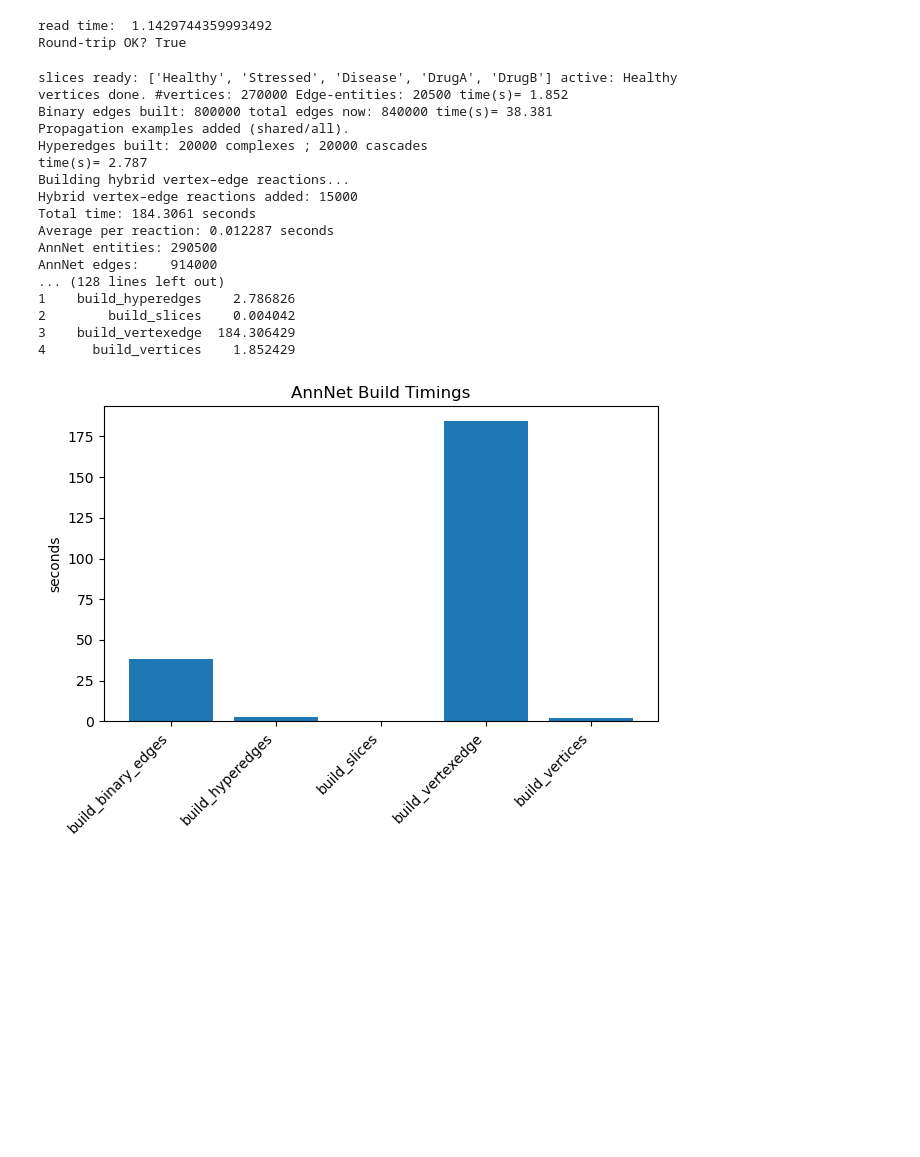
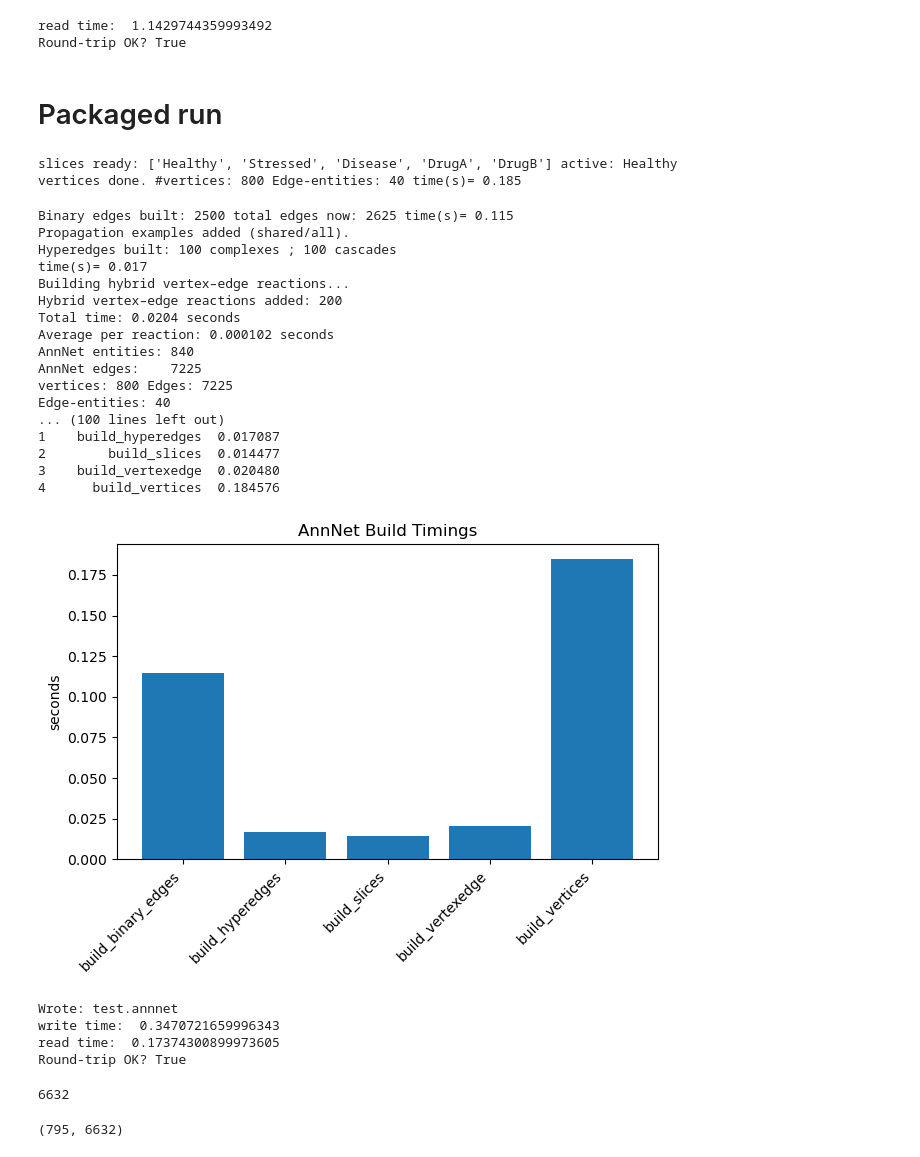
Before and after one commit to saezlab/annnet, a Jupyter notebook: notebooks/stress_notebook.ipynb, the cells around one changed output. Saved outputs shown, nothing was run; the diff lists cells and outputs as text; code cells hidden in the pictures; blank space fills up the shorter version.

Commit message:
Notebooks + some test mock  files

```diff
--- a/notebooks/stress_notebook.ipynb
+++ b/notebooks/stress_notebook.ipynb
@@ -736,3 +736,5 @@ print('Round-trip OK?', (G2.num_vertices, G2.num_edges) == (G.num_vertices, G.nu
 # %% [output]
 read time:  1.1429744359993492
 Round-trip OK? True
+# %% [markdown]
+# Packaged run
@@ -1376,21 +1349,31 @@ def fullrun(SCALE = "MID"):
 # %%
-fullrun("STRESS")
+Graph = fullrun(SCALE)
 # %% [output]
 slices ready: ['Healthy', 'Stressed', 'Disease', 'DrugA', 'DrugB'] active: Healthy
-vertices done. #vertices: 270000 Edge-entities: 20500 time(s)= 1.852
-Binary edges built: 800000 total edges now: 840000 time(s)= 38.381
-Propagation examples added (shared/all).
-Hyperedges built: 20000 complexes ; 20000 cascades
-time(s)= 2.787
-Building hybrid vertex–edge reactions...
-Hybrid vertex–edge reactions added: 15000
-Total time: 184.3061 seconds
-Average per reaction: 0.012287 seconds
-AnnNet entities: 290500
-AnnNet edges:    914000
-... (128 lines left out)
-1    build_hyperedges    2.786826
-2        build_slices    0.004042
-3    build_vertexedge  184.306429
-4      build_vertices    1.852429
+vertices done. #vertices: 800 Edge-entities: 40 time(s)= 0.185
+Binary edges built: 2500 total edges now: 2625 time(s)= 0.115
+Propagation examples added (shared/all).
+Hyperedges built: 100 complexes ; 100 cascades
+time(s)= 0.017
+Building hybrid vertex–edge reactions...
+Hybrid vertex–edge reactions added: 200
+Total time: 0.0204 seconds
+Average per reaction: 0.000102 seconds
+AnnNet entities: 840
+AnnNet edges:    7225
+vertices: 800 Edges: 7225
+Edge-entities: 40
+... (100 lines left out)
+1    build_hyperedges  0.017087
+2        build_slices  0.014477
+3    build_vertexedge  0.020480
+4      build_vertices  0.184576
-[figure, old version]
+[figure, new version]
+Wrote: test.annnet
+write time:  0.3470721659996343
+read time:  0.17374300899973605
+Round-trip OK? True
+# %%
+Graph.num_edges
+# %% [output]
+6632
@@ -1396,0 +1386,4 @@ AnnNet edges:    914000
+# %%
+f.shape
+# %% [output]
+(795, 6632)
```
Also changed, not shown: parts of 11 cells of this notebook, 3 other files.
